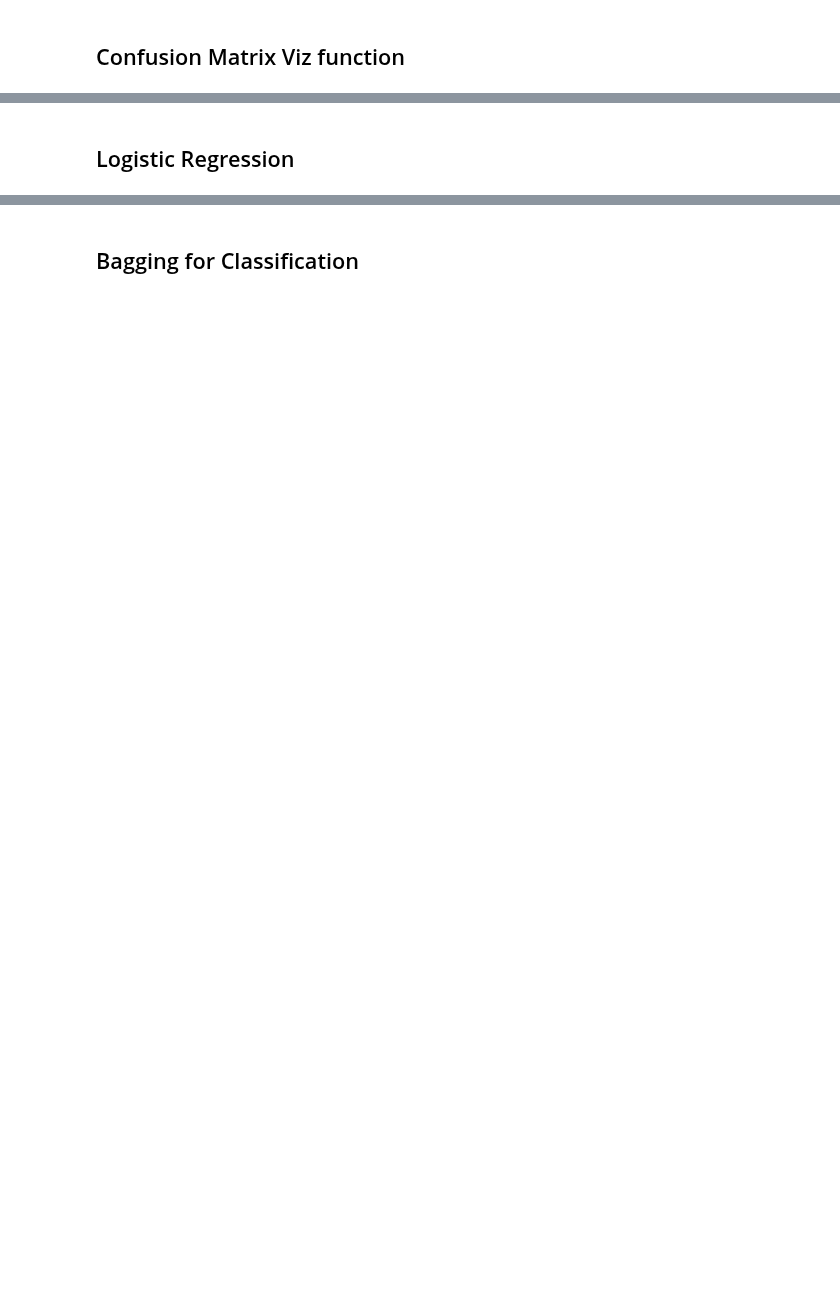
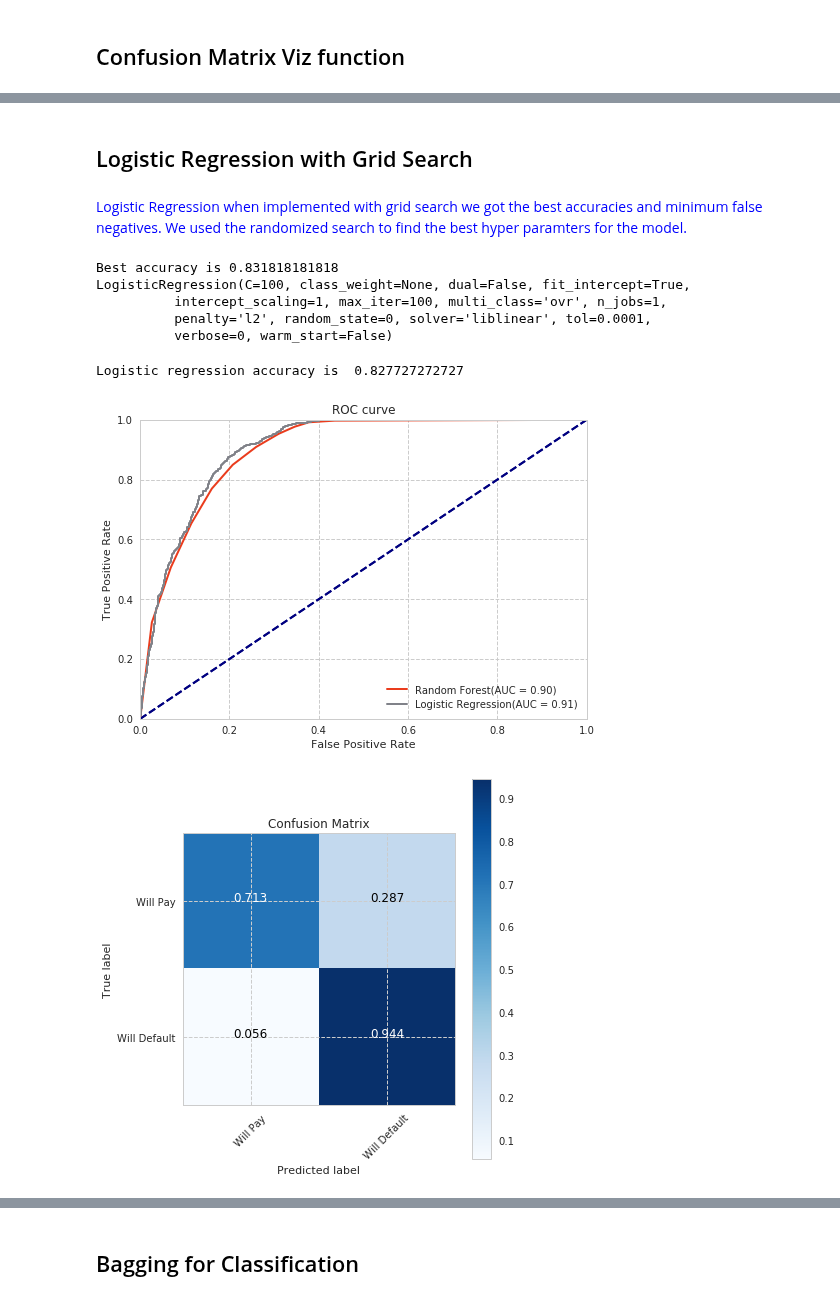
Before and after one commit to harishpuvvada/LoanDefault-Prediction, a Jupyter notebook: Loan_Default_Prediction_Final.ipynb, the cells around one changed output, grey strips where cells are left out. Saved outputs shown, nothing was run; the diff lists cells and outputs as text; code cells hidden in the pictures; blank space fills up the shorter version.

```diff
--- a/Loan_Default_Prediction_Final.ipynb
+++ b/Loan_Default_Prediction_Final.ipynb
@@ -283,16 +377,0 @@ bs_train, bs_test = train_test_split(data_clean, test_size = 0.33, random_state=
-# %%
-from sklearn.model_selection import GridSearchCV
-def cross_validation_best_parameters(model, param_grid):
-    grid = GridSearchCV(model, param_grid,cv=10, scoring='accuracy')
-    X=data_clean.iloc[:,:-1].values
-    y=data_clean.iloc[:,-1].values
-    grid.fit(X,y)
-    mean_scores = [result.mean_validation_score for result in grid.grid_scores_]
-    return mean_scores,grid.best_score_,grid.best_estimator_
-
-rf = RandomForestClassifier(criterion='gini', random_state=0)
-maxFeatures = range(1,data_clean.shape[1]-1)
-param_grid = dict(max_features=maxFeatures,min_samples_split=min_samples_split_values,min_samples_leaf=min_samples_leaf_values)
-mean_scores,Best_Accuracy, Best_classifier = cross_validation_best_parameters(rf,param_grid)
-print("Best accuracy is "+ str(Best_Accuracy))
-Best_classifier
@@ -342,2 +435,2 @@ plt.show()
 # %% [markdown]
-## Logistic Regression
+## Logistic Regression with Grid Search
@@ -354,14 +437,45 @@ plt.ylabel('Accuracy')
+# %% [markdown]
+<p>
+<span style="color:blue">
+Logistic Regression when implemented with grid search we got the best accuracies and minimum false negatives. We used the randomized search to find the best hyper paramters for the model.
+</span>
+</p>
+# %%
+from sklearn.model_selection import GridSearchCV
+def cross_validation_best_parameters(model, param_grid):
+    grid = GridSearchCV(model, param_grid,cv=10, scoring='accuracy')
+    X=data_clean.iloc[:,:-1].values
+    y=data_clean.iloc[:,-1].values
+    grid.fit(X,y)
+    mean_scores = [result.mean_validation_score for result in grid.grid_scores_]
+    return mean_scores,grid.best_score_,grid.best_estimator_
+logreg = linear_model.LogisticRegression(random_state=0)
+c=[0.001, 0.01, 0.1, 1, 10, 100, 1000]
+param_grid = dict(C=c)
+mean_scores,Best_Accuracy, Best_classifier = cross_validation_best_parameters(logreg,param_grid)
+print("Best accuracy is "+ str(Best_Accuracy))
+print(Best_classifier)
+# %% [output]
+Best accuracy is 0.831818181818
+LogisticRegression(C=100, class_weight=None, dual=False, fit_intercept=True,
+          intercept_scaling=1, max_iter=100, multi_class='ovr', n_jobs=1,
+          penalty='l2', random_state=0, solver='liblinear', tol=0.0001,
+          verbose=0, warm_start=False)
 # %%
-clf_LR = linear_model.LogisticRegression(C=1e30)
+clf_LR = linear_model.LogisticRegression(C=Best_classifier.C)
 clf_LR.fit(X_train,y_train)
 LR_Predict = clf_LR.predict_proba(X_test)[:,1]
 LR_Predict_bin = clf_LR.predict(X_test)
 LR_Accuracy = accuracy_score(y_test,LR_Predict.round())
 print("Logistic regression accuracy is ",LR_Accuracy)
 plotAUC(y_test,rfPredictproba, 'Random Forest')
 plotAUC(y_test,LR_Predict,'Logistic Regression')
 plt.show()
 plt.figure(figsize=(6,6))
 plot_confusion_matrix(LR_Predict_bin, normalize=True)
 plt.show()
+# %% [output]
+Logistic regression accuracy is  0.827727272727
+[figure, added]
+[figure, added]
 # %% [markdown]
```
Also changed, not shown: parts of 77 cells of this notebook.
